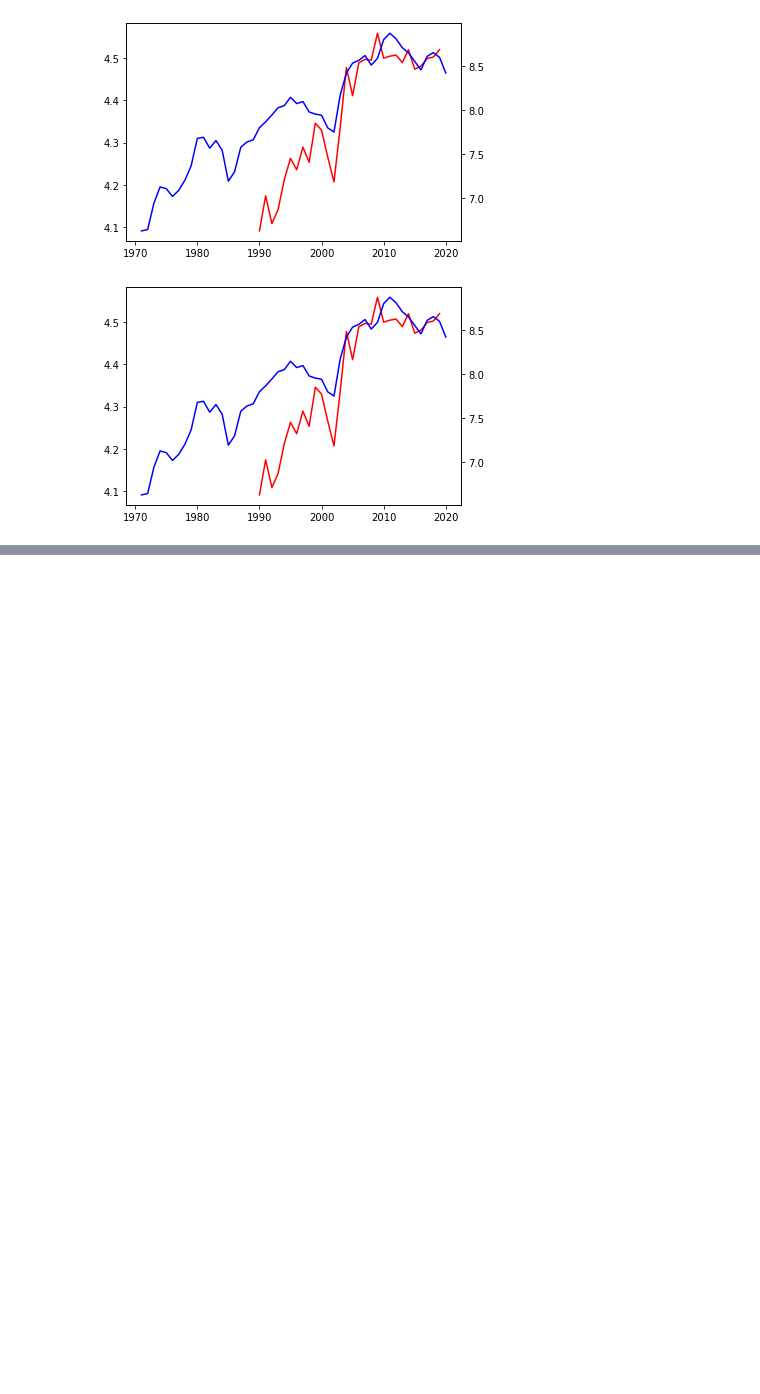
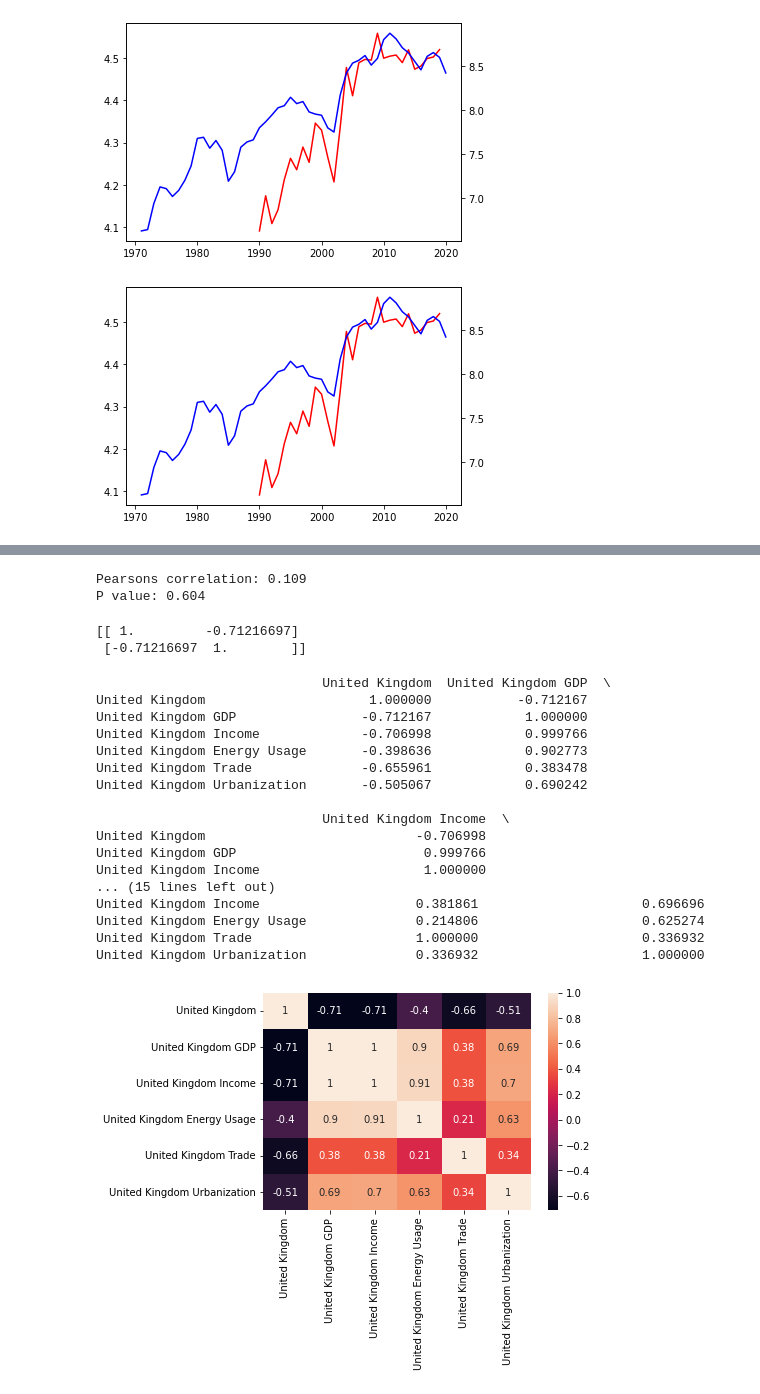
Before and after one commit to TimDommett/MSc-Applied-Economics---Testing-the-Environmental-Kuznets-Curve-EKC-, a Jupyter notebook: Analysis/test.ipynb, the cells around one changed output, grey strips where cells are left out. Cells and saved outputs as stored; diff of their text form; code cells hidden in the pictures; blank space fills up the shorter version.

```diff
--- a/Analysis/test.ipynb
+++ b/Analysis/test.ipynb
@@ -153,0 +255,20 @@ Index(['Aruba Income', 'Africa Eastern and Southern Income',
+# %%
+# Load Urbanization Data
+urbanization = pd.read_excel('../Data/urbanization_growth.xls')
+urbanization = urbanization.transpose()
+urbanization.columns = urbanization.iloc[0]
+# Convert to numeric: (check works for index)
+cols = urbanization.columns
+urbanization[cols] = urbanization[cols].apply(pd.to_numeric, errors='coerce')
+# Convert index to float64:
+urbanization = urbanization.drop(urbanization.index[0])
+urbanization.index = pd.to_numeric(urbanization.index)
+# Set first column as index and name it 'Year'
+
+# gdp_per_capita = gdp_per_capita.set_index(gdp_per_capita.columns[0])
+urbanization = urbanization.rename(index={0: 'Year'})
+urbanization = urbanization.add_suffix(' Urbanization')
+print(urbanization.head(20).index.tolist())
+print(urbanization.columns)
+urbanization.head()
+print(urbanization.head(20).index.tolist())
@@ -187,9 +323,8 @@ print(gdp_per_capita.head(20).index.tolist())
 [1960, 1961, 1962, 1963, 1964, 1965, 1966, 1967, 1968, 1969, 1970, 1971, 1972, 1973, 1974, 1975, 1976, 1977, 1978, 1979]
 # %%
 # converted_gdp = pd.to_numeric(gdp_per_capita['United Kingdom GDP'])
-territorial_emissions_final = territorial_emissions.join(gdp_per_capita)
-territorial_emissions_final = territorial_emissions_final.join(income_per_capita)
-territorial_emissions_final.head()
+territorial_emissions_final = territorial_emissions.join(gdp_per_capita).join(income_per_capita).join(energy_usage_per_capita).join(trade_per_capita).join(urbanization)
+print(territorial_emissions_final.head())
 print(territorial_emissions_final['United Kingdom'])
 print(territorial_emissions_final['United Kingdom GDP'])
 # %% [output]
@@ -474,7 +608,7 @@ plt.show()
 [figure]
 [figure]
 # %%
-territorial_uk_emissions = territorial_emissions_final.loc[:, territorial_emissions_final.columns.intersection(['United Kingdom','United Kingdom GDP'])]
+territorial_uk_emissions = territorial_emissions_final.loc[:, territorial_emissions_final.columns.intersection(['United Kingdom','United Kingdom GDP','United Kingdom Income','United Kingdom Energy Usage','United Kingdom Trade','United Kingdom Urbanization'])]
 print(territorial_uk_emissions.head())
 territorial_uk_emissions = territorial_uk_emissions.dropna()
 print(territorial_uk_emissions.head())
@@ -482,4 +616,13 @@ X = territorial_uk_emissions['United Kingdom GDP']
 y = territorial_uk_emissions['United Kingdom']
 model = sm.OLS(y, X).fit()
 print(model.summary())
+
+consumption_emissions_uk = consumption_emissions_final.loc[:, consumption_emissions_final.columns.intersection(['United Kingdom','United Kingdom GDP','United Kingdom Income','United Kingdom Energy Usage','United Kingdom Trade','United Kingdom Urbanization'])]
+print(consumption_emissions_uk.head())
+consumption_emissions_uk = consumption_emissions_uk.dropna()
+print(consumption_emissions_uk.head())
+X = consumption_emissions_uk['United Kingdom GDP']
+y = consumption_emissions_uk['United Kingdom']
+model = sm.OLS(y, X).fit()
+print(model.summary())
 # %% [output]
@@ -502,0 +655,40 @@ Notes:
+# %%
+# calculate Pearson's correlation for consumption
+corr, _ = pearsonr(consumption_emissions_uk['United Kingdom'], consumption_emissions_uk['United Kingdom GDP'])
+print('Pearsons correlation: %.3f' % corr)
+print('P value: %.3f' % _)
+# %% [output]
+Pearsons correlation: 0.109
+P value: 0.604
+# %%
+C = np.corrcoef(territorial_uk_emissions['United Kingdom'], territorial_uk_emissions['United Kingdom GDP'])
+print(C)
+# %% [output]
+[[ 1.         -0.71216697]
+ [-0.71216697  1.        ]]
+# %%
+correlation_mat = territorial_uk_emissions.corr(method='pearson', min_periods=1)
+print(correlation_mat)
+
+sns.heatmap(correlation_mat, annot = True)
+
+plt.show()
+# %% [output]
+                             United Kingdom  United Kingdom GDP  \
+United Kingdom                     1.000000           -0.712167
+United Kingdom GDP                -0.712167            1.000000
+United Kingdom Income             -0.706998            0.999766
+United Kingdom Energy Usage       -0.398636            0.902773
+United Kingdom Trade              -0.655961            0.383478
+United Kingdom Urbanization       -0.505067            0.690242
+
+                             United Kingdom Income  \
+United Kingdom                           -0.706998
+United Kingdom GDP                        0.999766
+United Kingdom Income                     1.000000
+... (15 lines left out)
+United Kingdom Income                    0.381861                     0.696696
+United Kingdom Energy Usage              0.214806                     0.625274
+United Kingdom Trade                     1.000000                     0.336932
+United Kingdom Urbanization              0.336932                     1.000000
+[figure, added]
```
Also changed, not shown: parts of 21 cells of this notebook, 6 other files.
